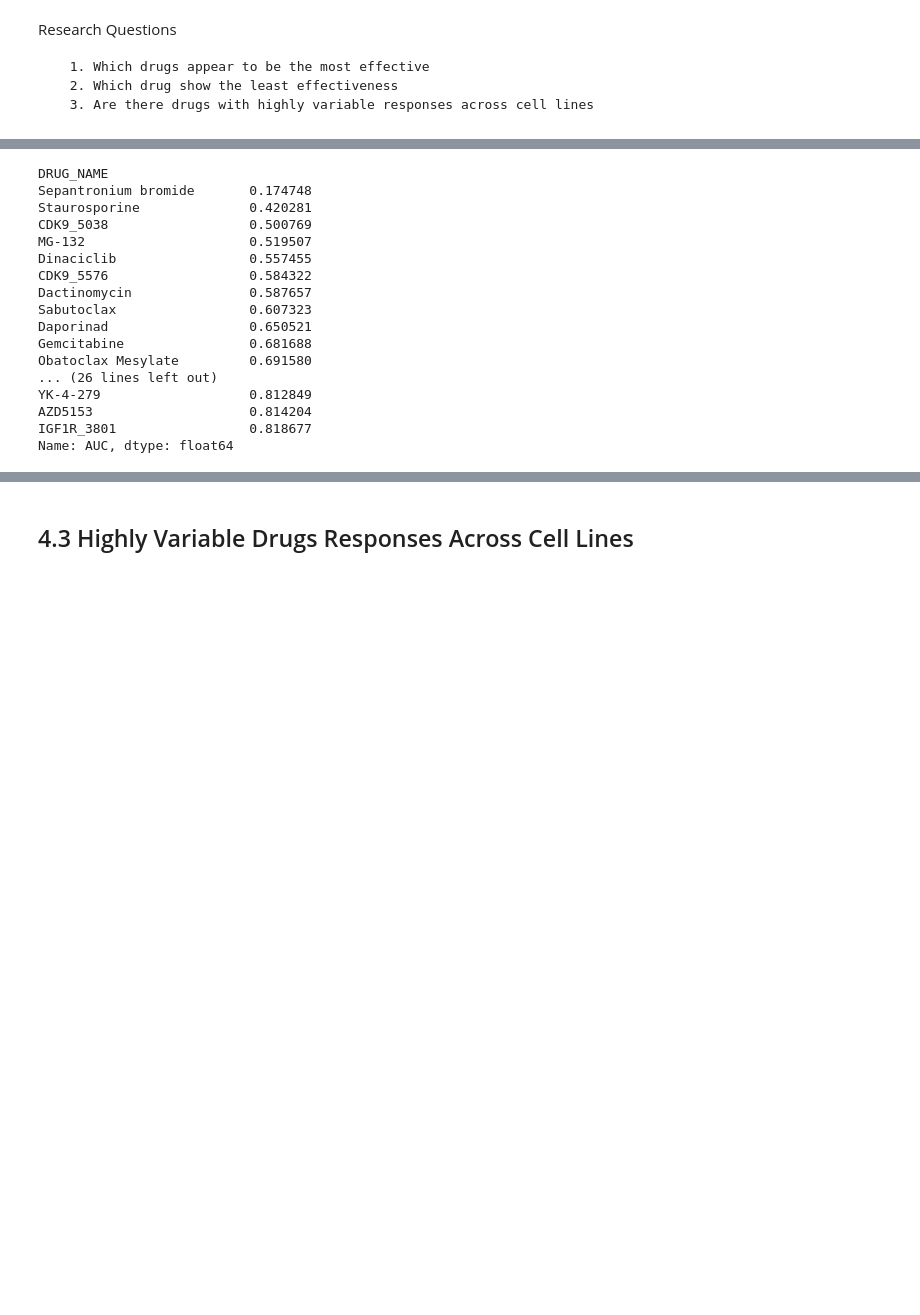
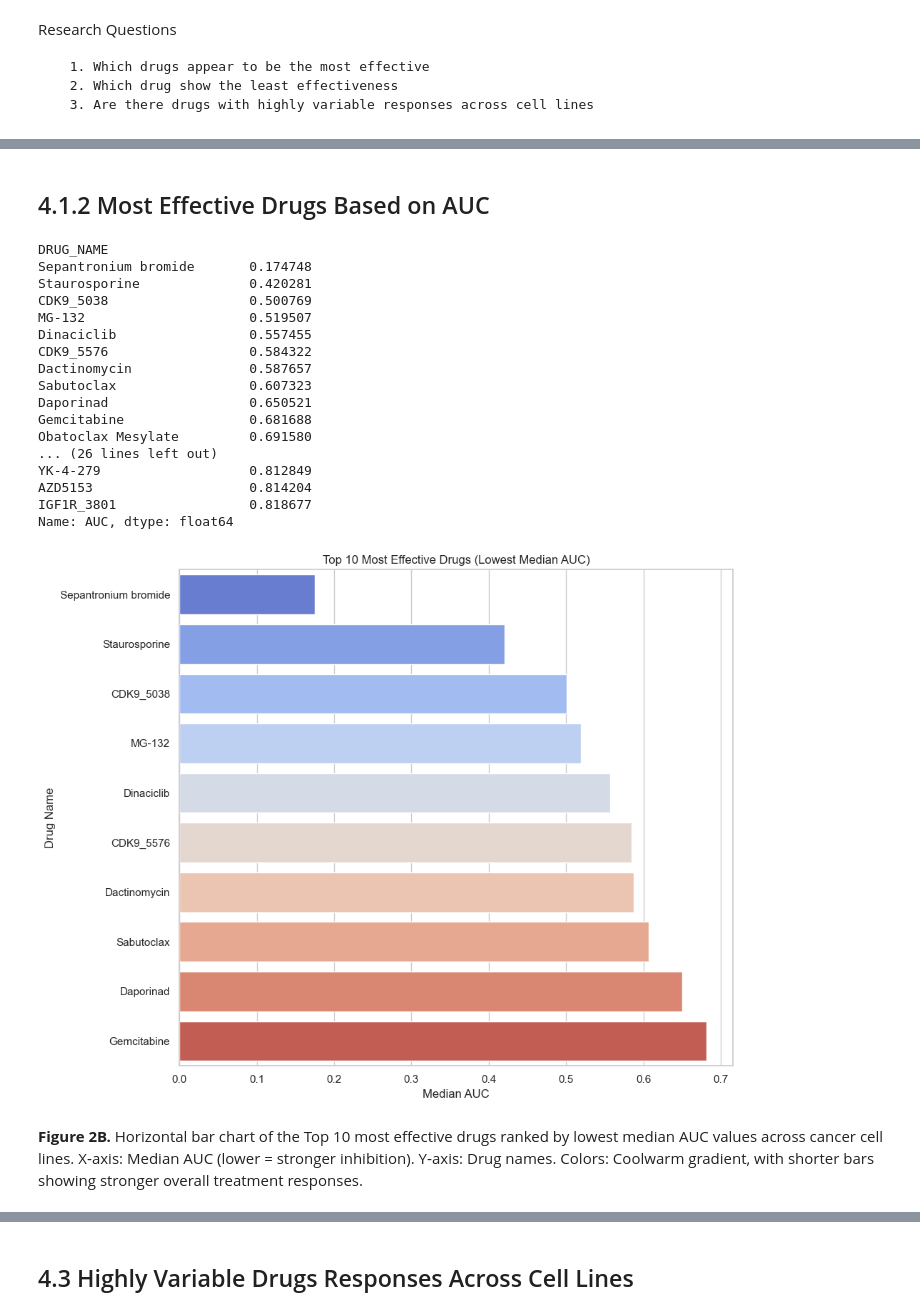
Before and after one commit to Onwuanabile-Sylvia/GDSC-Drug-Sensitivity-Analysis, a Jupyter notebook: Cancer_Drug_Sensitivity_Analysis_GDSC.ipynb, the cells around one changed output, grey strips where cells are left out. Drawn from its saved outputs; the diff is of its cells as text; code cells hidden in the pictures; blank space fills up the shorter version.

```diff
--- a/Cancer_Drug_Sensitivity_Analysis_GDSC.ipynb
+++ b/Cancer_Drug_Sensitivity_Analysis_GDSC.ipynb
@@ -333,23 +362,48 @@ Name: LN_IC50, dtype: float64
+# %% [markdown]
+## 4.1.2 Most Effective Drugs Based on AUC
 # %%
 # b.  Most effective drugs (lowest median AUC)
 
 most_effective_AUC = gdsc.groupby('DRUG_NAME')['AUC'].median().sort_values().head(40)
 print(most_effective_AUC)
+
+# Barplot for top 10 most effective drugs by AUC
+most_effective_AUC = gdsc.groupby('DRUG_NAME')['AUC'].median().sort_values().head(10)
+
+plt.figure(figsize=(10,8))
+sns.barplot(x=most_effective_AUC.values,
+            y=most_effective_AUC.index,
+            hue=most_effective_AUC.index,
+            dodge=False,
+            legend=False,
+            palette="coolwarm")
+plt.xlabel("Median AUC")
+plt.ylabel("Drug Name")
+plt.title("Top 10 Most Effective Drugs (Lowest Median AUC)")
+plt.tight_layout()
+
+plt.savefig("figures/Figure2B_Most_Effective_Drugs_AUC.png", dpi=300)
+plt.show()
 # %% [output]
 DRUG_NAME
 Sepantronium bromide       0.174748
 Staurosporine              0.420281
 CDK9_5038                  0.500769
 MG-132                     0.519507
 Dinaciclib                 0.557455
 CDK9_5576                  0.584322
 Dactinomycin               0.587657
 Sabutoclax                 0.607323
 Daporinad                  0.650521
 Gemcitabine                0.681688
 Obatoclax Mesylate         0.691580
 ... (26 lines left out)
 YK-4-279                   0.812849
 AZD5153                    0.814204
 IGF1R_3801                 0.818677
 Name: AUC, dtype: float64
+[figure, added]
+# %% [markdown]
+**Figure 2B.** Horizontal bar chart of the Top 10 most effective drugs ranked by lowest median AUC values across cancer cell lines.
+X‑axis: Median AUC (lower = stronger inhibition). Y‑axis: Drug names.
+Colors: Coolwarm gradient, with shorter bars showing stronger overall treatment responses.
```
Also changed, not shown: parts of 27 cells of this notebook.
